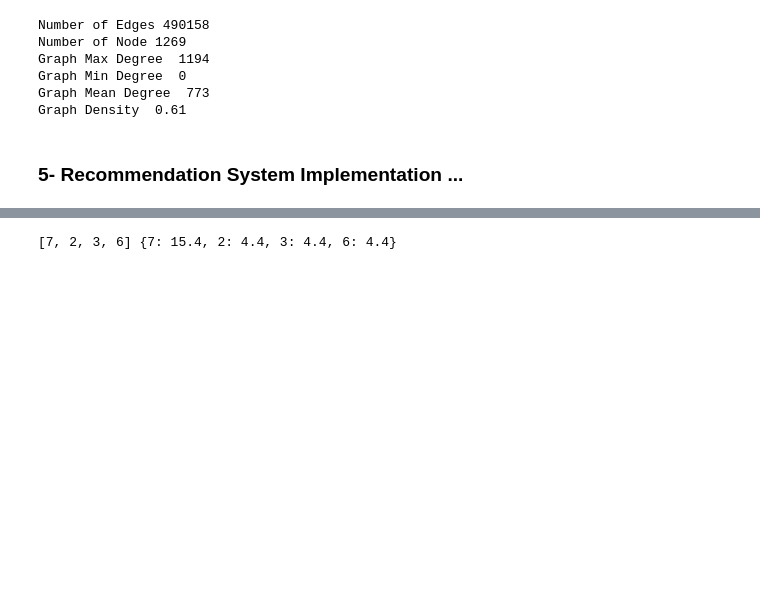
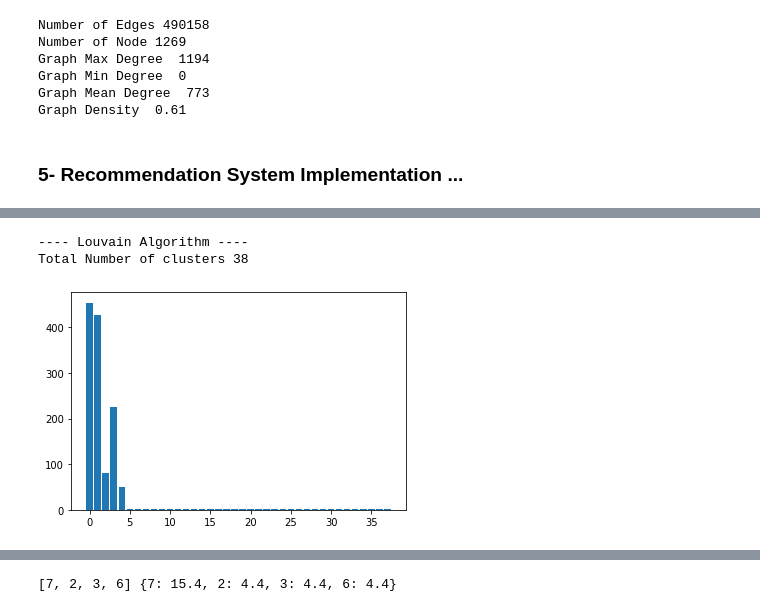
Before and after one commit to joe-nano/Social-Mining-Recommendation-System, a Jupyter notebook: SCRIPT/social_mining.ipynb, the cells around one changed output, grey strips where cells are left out. Drawn from its saved outputs; the diff is of its cells as text; code cells hidden in the pictures; blank space fills up the shorter version.

```diff
--- a/SCRIPT/social_mining.ipynb
+++ b/SCRIPT/social_mining.ipynb
@@ -318,3 +318,20 @@ modularity_score 0.12828382669842328
+# %%
+# Computing the number of nodes per clusters
+print("---- Louvain Algorithm ---- ")
+print("Total Number of clusters",len(all_communities_as_clusters))
+
+cluster_nodes_len  = list()
+for i in all_communities_as_clusters:
+  val = all_communities_as_clusters[i]
+  cluster_nodes_len.append([i,len(val)])
+
+cluster_nodes_len = np.array(cluster_nodes_len)
+plt.bar(cluster_nodes_len[:,0], cluster_nodes_len[:,1])
+plt.show()
+# %% [output]
+---- Louvain Algorithm ----
+Total Number of clusters 38
+[figure, added]
 # %%
 # Testing Greedy community detection ...
 greedy_c = node_candidates_greedy(G, )
```
Also changed, not shown: parts of 17 cells of this notebook.
